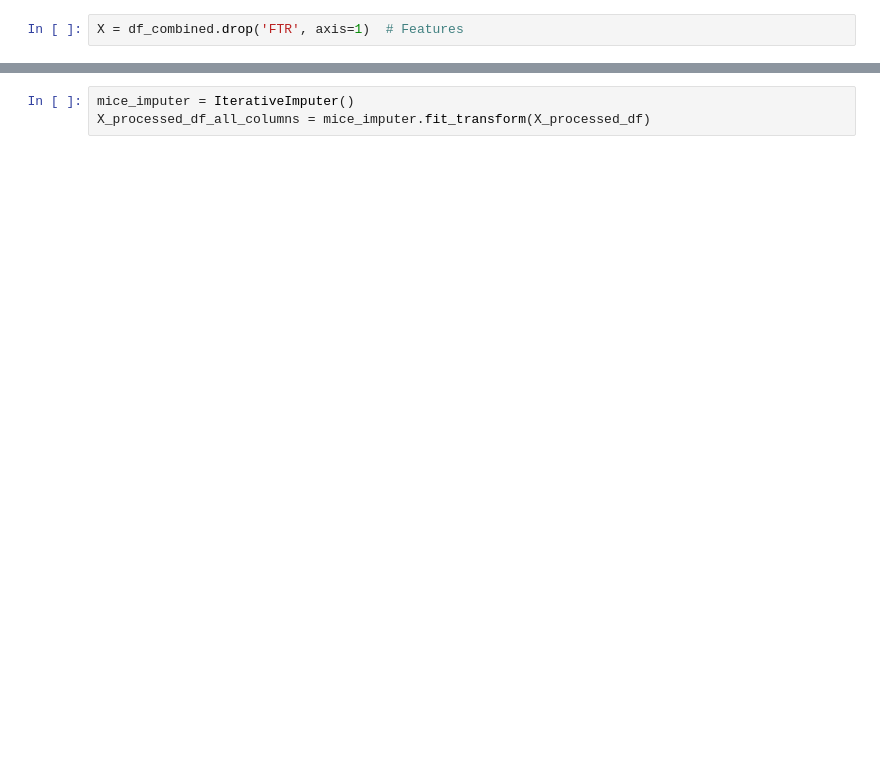
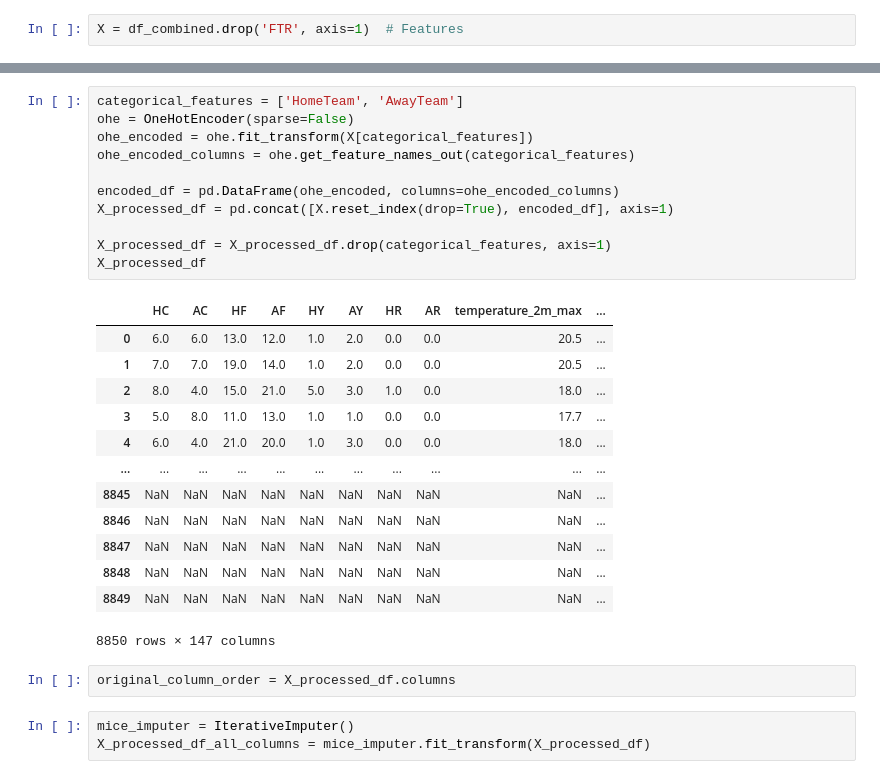
Before and after one commit to shinomiya-akirawane/football_result_prediction, a Jupyter notebook: final_dataset_for_prediction.ipynb, the cells around one changed output, grey strips where cells are left out. Saved outputs shown, nothing was run; the diff lists cells and outputs as text; blank space fills up the shorter version.

```diff
--- a/final_dataset_for_prediction.ipynb
+++ b/final_dataset_for_prediction.ipynb
@@ -174,3 +256,30 @@ X_processed_df
+# %%
+categorical_features = ['HomeTeam', 'AwayTeam']
+ohe = OneHotEncoder(sparse=False)
+ohe_encoded = ohe.fit_transform(X[categorical_features])
+ohe_encoded_columns = ohe.get_feature_names_out(categorical_features)
+
+encoded_df = pd.DataFrame(ohe_encoded, columns=ohe_encoded_columns)
+X_processed_df = pd.concat([X.reset_index(drop=True), encoded_df], axis=1)
+
+X_processed_df = X_processed_df.drop(categorical_features, axis=1)
+X_processed_df
+# %% [output]
+|  | HC | AC | HF | AF | HY | AY | HR | AR | temperature_2m_max | ... |
+| 0 | 6.0 | 6.0 | 13.0 | 12.0 | 1.0 | 2.0 | 0.0 | 0.0 | 20.5 | ... |
+| 1 | 7.0 | 7.0 | 19.0 | 14.0 | 1.0 | 2.0 | 0.0 | 0.0 | 20.5 | ... |
+| 2 | 8.0 | 4.0 | 15.0 | 21.0 | 5.0 | 3.0 | 1.0 | 0.0 | 18.0 | ... |
+| 3 | 5.0 | 8.0 | 11.0 | 13.0 | 1.0 | 1.0 | 0.0 | 0.0 | 17.7 | ... |
+| 4 | 6.0 | 4.0 | 21.0 | 20.0 | 1.0 | 3.0 | 0.0 | 0.0 | 18.0 | ... |
+| ... | ... | ... | ... | ... | ... | ... | ... | ... | ... | ... |
+| 8845 | NaN | NaN | NaN | NaN | NaN | NaN | NaN | NaN | NaN | ... |
+| 8846 | NaN | NaN | NaN | NaN | NaN | NaN | NaN | NaN | NaN | ... |
+| 8847 | NaN | NaN | NaN | NaN | NaN | NaN | NaN | NaN | NaN | ... |
+| 8848 | NaN | NaN | NaN | NaN | NaN | NaN | NaN | NaN | NaN | ... |
+| 8849 | NaN | NaN | NaN | NaN | NaN | NaN | NaN | NaN | NaN | ... |
+8850 rows × 147 columns
+# %%
+original_column_order = X_processed_df.columns
 # %%
 mice_imputer = IterativeImputer()
 X_processed_df_all_columns = mice_imputer.fit_transform(X_processed_df)
```
Also changed, not shown: parts of 23 cells of this notebook.
